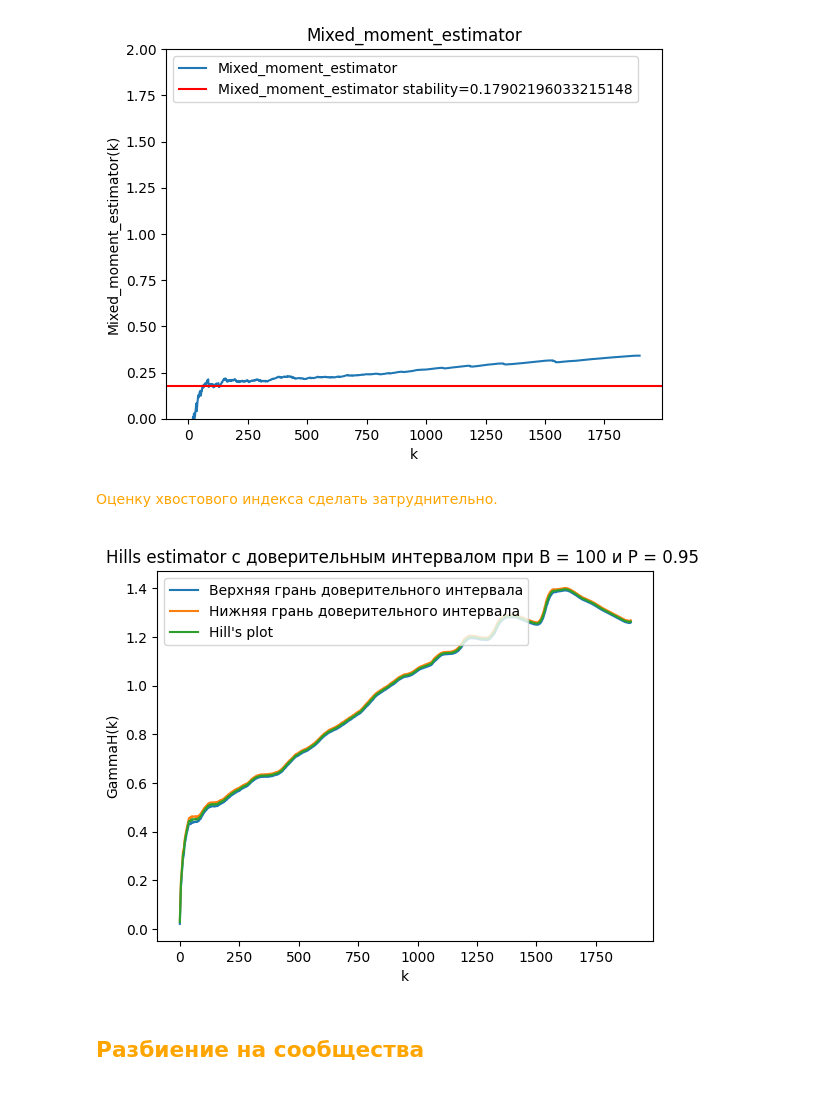
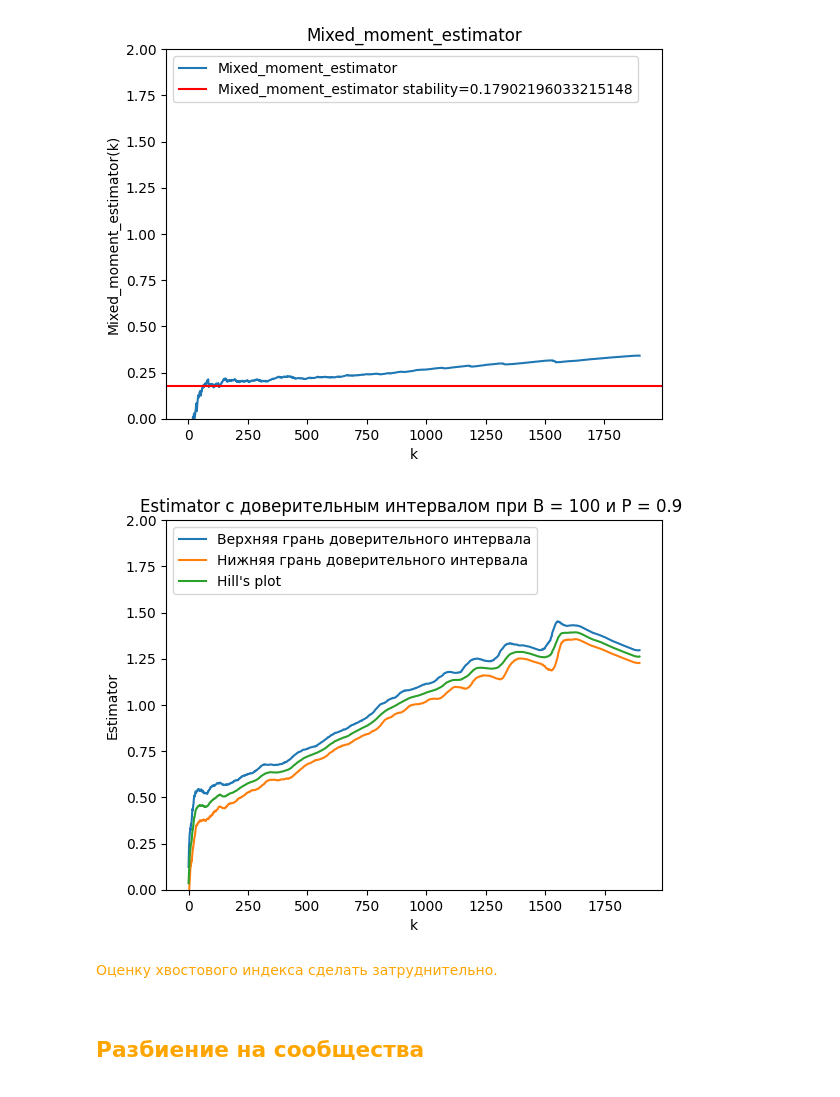
Before and after one commit to Mikhaelyes/Diploma, a Jupyter notebook: Programs/Real_graph.ipynb, the cells around one changed output. Drawn from its saved outputs; the diff is of its cells as text; code cells hidden in the pictures.

```diff
--- a/Programs/Real_graph.ipynb
+++ b/Programs/Real_graph.ipynb
@@ -223,55 +263,30 @@ plot_est(num_gamma, label='Mixed_moment_estimator')
+# %%
+def plot_est_bs(val_mean, val_dn, val_up, label='Data'):
+    B=100
+    legend = []
+    plt.plot(val_up)
+    legend.append("Верхняя грань доверительного интервала")
+    plt.plot(val_dn)
+    legend.append("Нижняя грань доверительного интервала")
+    plt.plot(val_mean)
+    legend.append("Hill's plot")
+    plt.ylim(0, 2)
+    plt.legend(legend, loc="upper left")
+    plt.xlabel('k') #Подпись для оси х
+    plt.ylabel('Estimator') #Подпись для оси y
+    plt.title(f"Estimator с доверительным интервалом при B = {B} и P = {interval} ") #Название
+    plt.show()
+# %%
+interval = 0.9
+val_mean, val_dn, val_up = pm.bootstrap_est(X, interval, func=pm.hill)
+# %%
+plot_est_bs(val_mean, val_dn, val_up, label='Data')
+# %% [output]
+[figure, added]
 # %% [markdown]
 <span style="color:orange">
 
 Оценку хвостового индекса сделать затруднительно.
-# %%
-#6 exersice
-
-MaxN = len(X)
-B = 100
-PlotCIup = []
-PlotCIdn = []
-PlotCImn = []
-
-#Bootstrap
-y = np.zeros((B, MaxN))
-GammaH_Boot = np.zeros((B, MaxN-1))
-Gamma_stable = np.zeros(B) #стабильность графика замечается на 300 значении
-
-#StDev_Gamma = np.zeros(B)
-for i in range(B):
-    for j in range(MaxN):
-        y[i,j] = random.choice(list(X))
-    GammaH_Boot[i,:] = pm.hill(y[i,:])
-#        Mean_Gamma[i] = GammaH_Boot[i,:].mean()
-#        StDev_Gamma[i] = GammaH_Boot[i,:].std()
-#    Gamma_stable[i] = GammaH_Boot[i, 300]
-
-for i in range(MaxN-1):
-#    Data75 = stats.norm.interval(0.75, loc=np.mean(Gamma_stable), scale=stats.sem(Gamma_stable))
-    Data95 = stats.norm.interval(0.95, loc=np.mean(GammaH_Boot[:, i]), scale=stats.sem(GammaH_Boot[:, i]))
-#    Data99 = stats.norm.interval(0.99, loc=np.mean(Gamma_stable), scale=stats.sem(Gamma_stable))
-    PlotCIup.append(Data95[0])
-    PlotCIdn.append(Data95[1])
-    PlotCImn.append(GammaH_Boot[:, i].mean())
-
-legend = []
-
-plt.plot(PlotCIup)
-legend.append("Верхняя грань доверительного интервала")
-plt.plot(PlotCIdn)
-legend.append("Нижняя грань доверительного интервала")
-plt.plot(PlotCImn)
-legend.append("Hill's plot")
-
-plt.legend(legend, loc="upper left")
-plt.xlabel('k') #Подпись для оси х
-plt.ylabel('GammaH(k)') #Подпись для оси y
-plt.title(f"Hills estimator с доверительным интервалом при B = {B} и P = {0.95} ") #Название
-#plt.savefig(my_path + '/Exercise6.png')
-plt.show()
-# %% [output]
-[figure, removed]
 # %% [markdown]
 <span style="color:orange">
 
```
Also changed, not shown: parts of 2 cells of this notebook, 4 other files.
